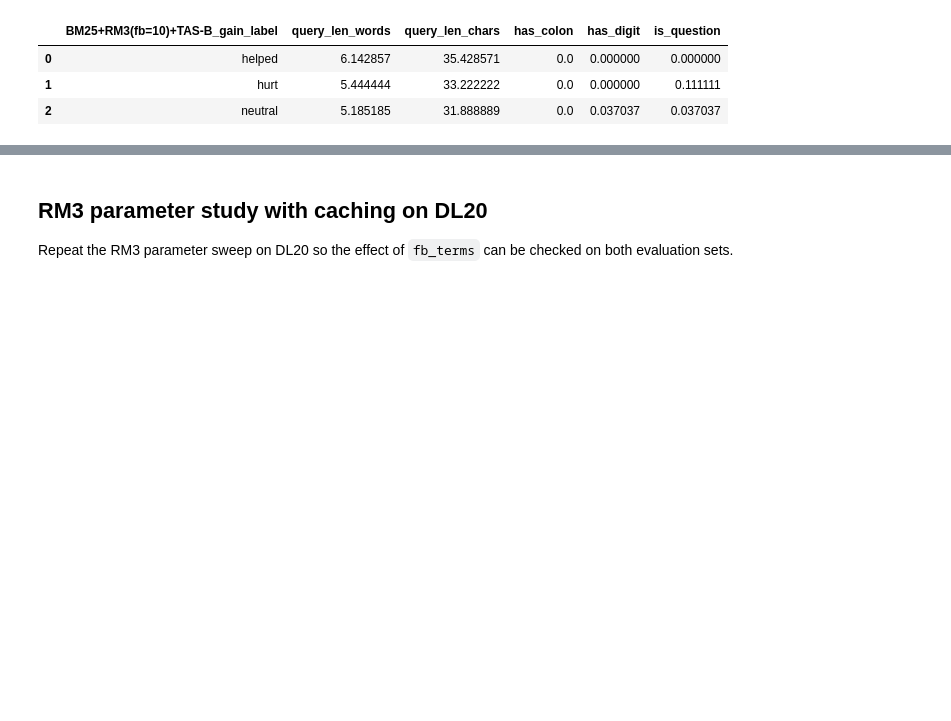
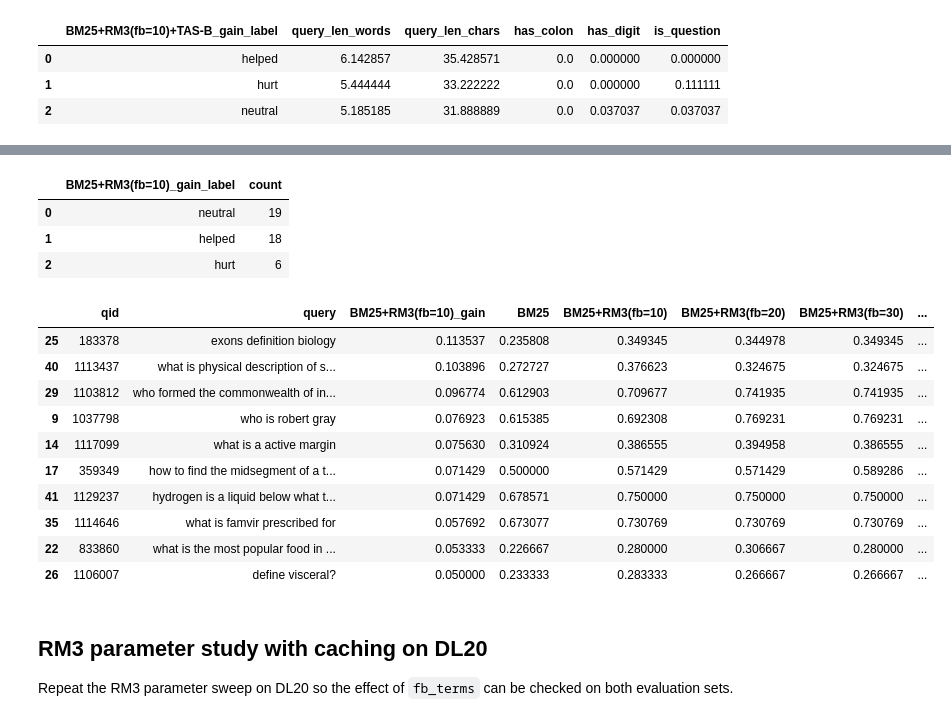
Before and after one commit to LizelotMeb/information-retrieval, a Jupyter notebook: notebooks/experiments.ipynb, the cells around one changed output, grey strips where cells are left out. Cells and saved outputs as stored; diff of their text form; code cells hidden in the pictures; blank space fills up the shorter version.

Commit message:
Extra analysis

```diff
--- a/notebooks/experiments.ipynb
+++ b/notebooks/experiments.ipynb
@@ -373,0 +414,24 @@ compare_query_sets(
+# %%
+bm25_rm3_runs_19 = {"BM25": runs_19["BM25"]}
+
+for fb in FB_VALUES:
+    pipe = build_bm25_rm3(index, num_results=NUM_RESULTS, fb_terms=fb)
+    bm25_rm3_runs_19[f"BM25+RM3(fb={fb})"] = run_and_cache(
+        pipe,
+        topics_19_run,
+        CACHE_DIR / f"{CACHE_PREFIX}_bm25_rm3_fb{fb}_dl19.pkl",
+    )
+
+bm25_rm3_perquery_19_recall = perquery_comparison(
+    bm25_rm3_runs_19,
+    topics_19_run,
+    qrels_19_run,
+    metric="recall_100",
+)
+
+bm25_rm3_analysis_19_recall = add_gain_columns(
+    bm25_rm3_perquery_19_recall,
+    baseline="BM25",
+    systems=[f"BM25+RM3(fb={fb})" for fb in FB_VALUES],
+)
+bm25_rm3_analysis_19_recall = add_query_features(bm25_rm3_analysis_19_recall)
@@ -374,3 +474,34 @@ compare_query_sets(
+# %%
+bm25_rm3_analysis_19_recall = label_gain(
+    bm25_rm3_analysis_19_recall,
+    gain_column=f"BM25+RM3(fb={FB_TERMS})_gain",
+)
+
+summarize_labels(bm25_rm3_analysis_19_recall, f"BM25+RM3(fb={FB_TERMS})_gain_label")
+# %% [output]
+|  | BM25+RM3(fb=10)_gain_label | count |
+| 0 | neutral | 19 |
+| 1 | helped | 18 |
+| 2 | hurt | 6 |
+# %%
+top_queries(
+    bm25_rm3_analysis_19_recall,
+    f"BM25+RM3(fb={FB_TERMS})_gain",
+    n=10,
+    ascending=False,
+)
+# %% [output]
+|  | qid | query | BM25+RM3(fb=10)_gain | BM25 | BM25+RM3(fb=10) | BM25+RM3(fb=20) | BM25+RM3(fb=30) | ... |
+| 25 | 183378 | exons definition biology | 0.113537 | 0.235808 | 0.349345 | 0.344978 | 0.349345 | ... |
+| 40 | 1113437 | what is physical description of s... | 0.103896 | 0.272727 | 0.376623 | 0.324675 | 0.324675 | ... |
+| 29 | 1103812 | who formed the commonwealth of in... | 0.096774 | 0.612903 | 0.709677 | 0.741935 | 0.741935 | ... |
+| 9 | 1037798 | who is robert gray | 0.076923 | 0.615385 | 0.692308 | 0.769231 | 0.769231 | ... |
+| 14 | 1117099 | what is a active margin | 0.075630 | 0.310924 | 0.386555 | 0.394958 | 0.386555 | ... |
+| 17 | 359349 | how to find the midsegment of a t... | 0.071429 | 0.500000 | 0.571429 | 0.571429 | 0.589286 | ... |
+| 41 | 1129237 | hydrogen is a liquid below what t... | 0.071429 | 0.678571 | 0.750000 | 0.750000 | 0.750000 | ... |
+| 35 | 1114646 | what is famvir prescribed for | 0.057692 | 0.673077 | 0.730769 | 0.730769 | 0.730769 | ... |
+| 22 | 833860 | what is the most popular food in ... | 0.053333 | 0.226667 | 0.280000 | 0.306667 | 0.280000 | ... |
+| 26 | 1106007 | define visceral? | 0.050000 | 0.233333 | 0.283333 | 0.266667 | 0.266667 | ... |
 # %% [markdown]
 ## RM3 parameter study with caching on DL20
 
```
Also changed, not shown: parts of 21 cells of this notebook, 1 other file.
